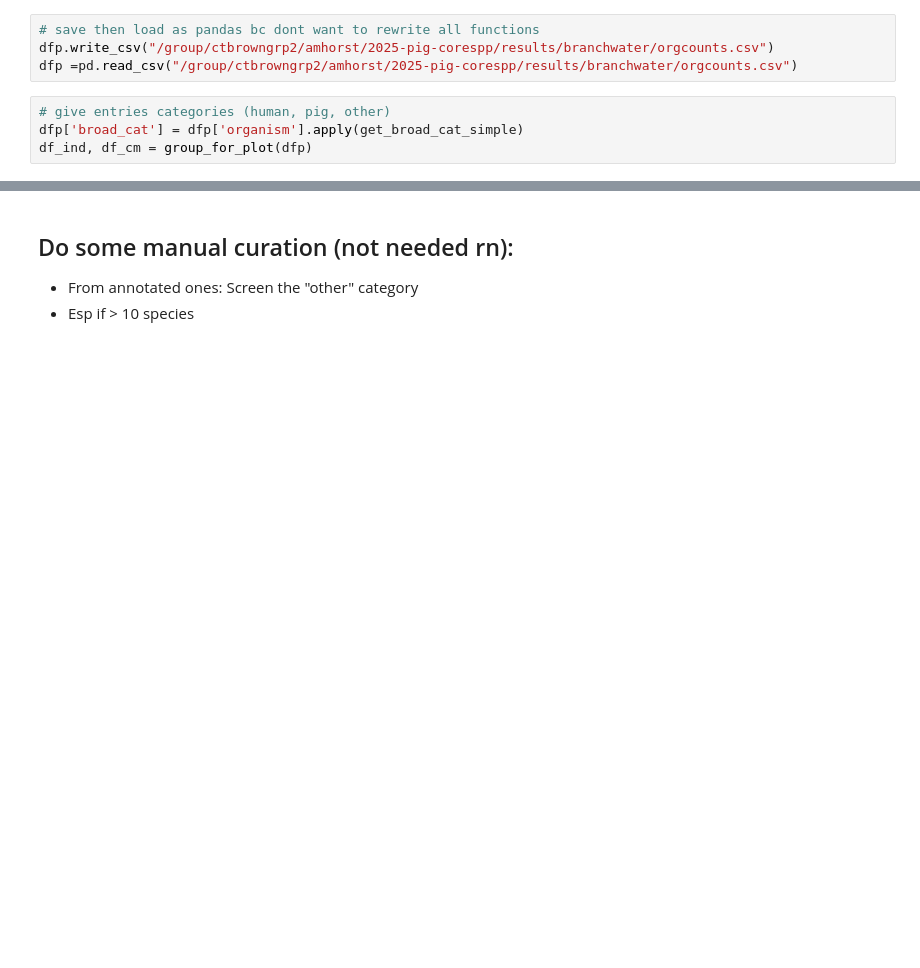
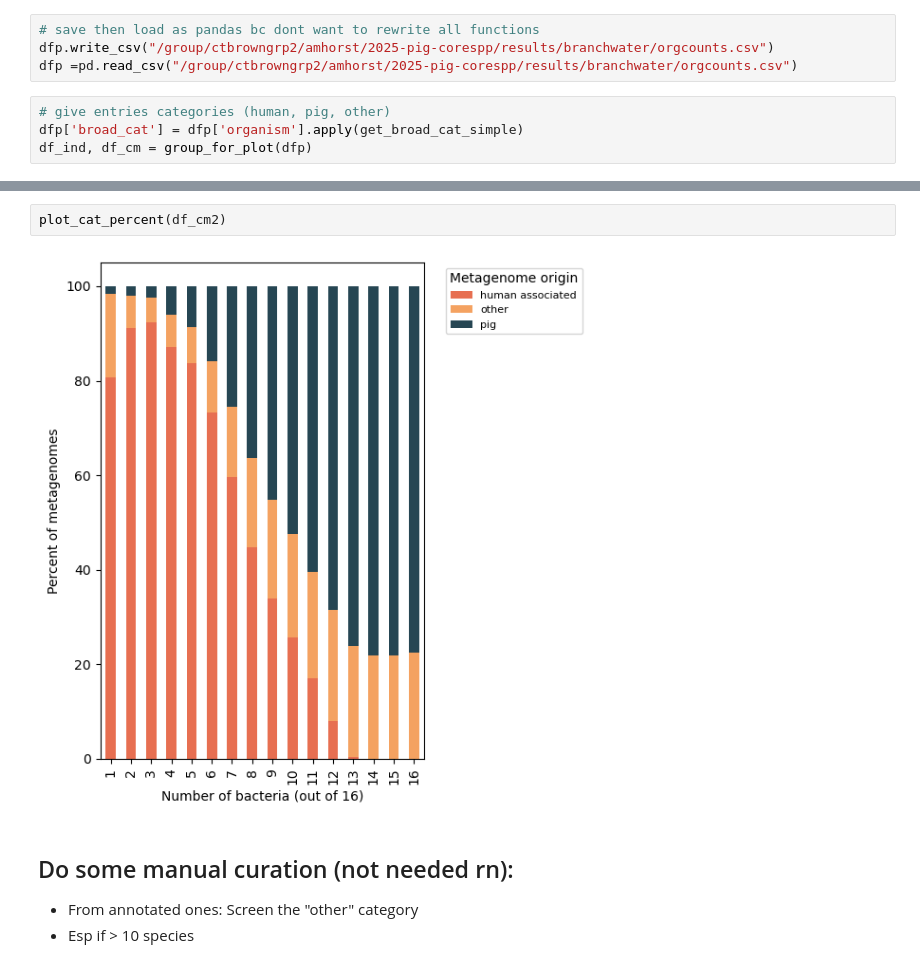
Before and after one commit to AnneliektH/2025-pig-corespp, a Jupyter notebook: workflow/notebooks/251207_branchwater.ipynb, the cells around one changed output, grey strips where cells are left out. Drawn from its saved outputs; the diff is of its cells as text; blank space fills up the shorter version.

```diff
--- a/workflow/notebooks/251207_branchwater.ipynb
+++ b/workflow/notebooks/251207_branchwater.ipynb
@@ -166,3 +229,7 @@ plot_cat_percent(df_cm)
+# %%
+plot_cat_percent(df_cm2)
+# %% [output]
+[figure, added]
 # %% [markdown]
 ## Do some manual curation (not needed rn):
 - From annotated ones: Screen the "other" category
```
Also changed, not shown: parts of 11 cells of this notebook.
